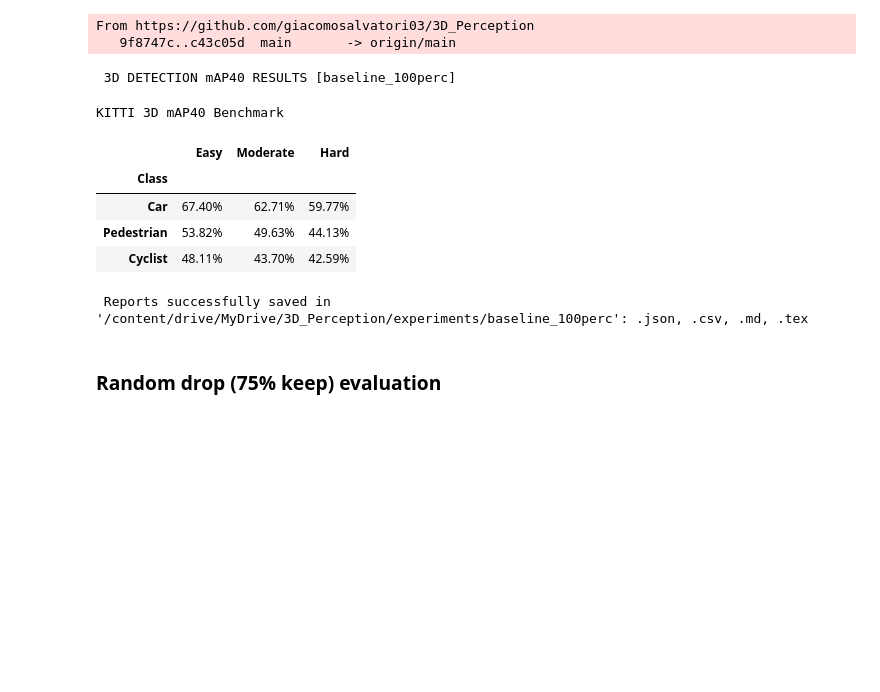
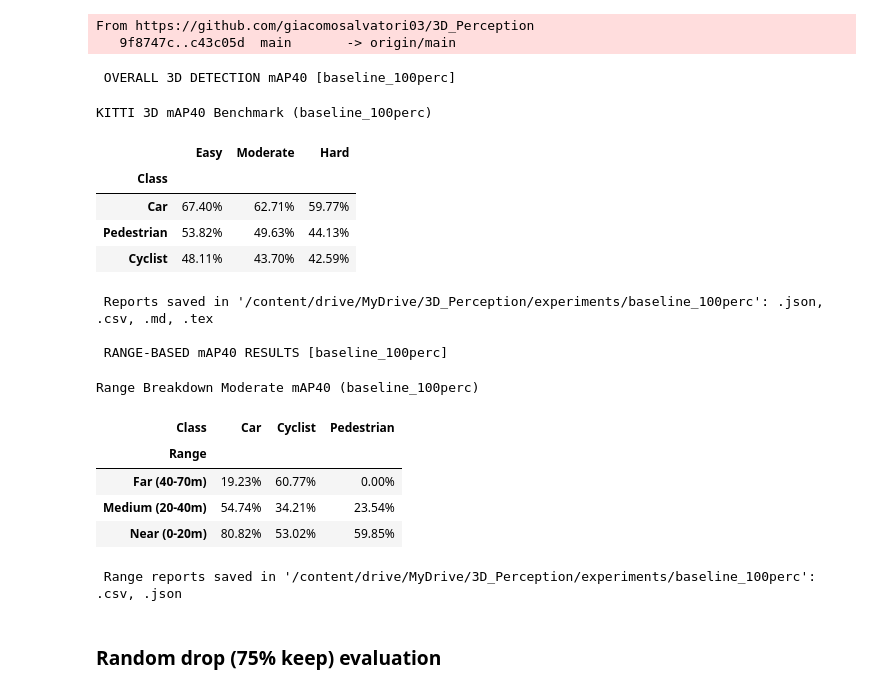
Before and after one commit to giacomosalvatori03/3D_Perception, a Jupyter notebook: notebooks/01_lidar_degradation.ipynb, the cells around one changed output. Drawn from its saved outputs; the diff is of its cells as text; code cells hidden in the pictures; blank space fills up the shorter version.

Commit message:
Added the comparer for the experiments

```diff
--- a/notebooks/01_lidar_degradation.ipynb
+++ b/notebooks/01_lidar_degradation.ipynb
@@ -107,25 +111,42 @@ From https://github.com/giacomosalvatori03/3D_Perception
    9f8747c..c43c05d  main       -> origin/main
 # %%
 import sys
+import importlib
 
 sys.path.insert(0, "/content/3D_Perception")
+from scripts.lidar_evaluator import KittiEvaluator
+
+importlib.reload(scripts.lidar_evaluator)
 from scripts.lidar_evaluator import KittiEvaluator
 
 evaluator = KittiEvaluator()
 exp_path = (
     "/content/drive/MyDrive/3D_Perception/experiments/baseline_100perc"
 )
 
-results = evaluator.evaluate(exp_path)
+# 1. Standard Evaluation (Overall mAP40)
+df_global = evaluator.evaluate(exp_path)
+
+# 2. Range Based Evaluation (Near, Medium, Far)
+df_range = evaluator.evaluate_ranges(exp_path)
 # %% [output]
- 3D DETECTION mAP40 RESULTS [baseline_100perc]
+ OVERALL 3D DETECTION mAP40 [baseline_100perc]
-KITTI 3D mAP40 Benchmark
+KITTI 3D mAP40 Benchmark (baseline_100perc)
 |  | Easy | Moderate | Hard |
 | Class |  |  |  |
 | Car | 67.40% | 62.71% | 59.77% |
 | Pedestrian | 53.82% | 49.63% | 44.13% |
 | Cyclist | 48.11% | 43.70% | 42.59% |
- Reports successfully saved in '/content/drive/MyDrive/3D_Perception/experiments/baseline_100perc': .json, .csv, .md, .tex
+ Reports saved in '/content/drive/MyDrive/3D_Perception/experiments/baseline_100perc': .json, .csv, .md, .tex
+
+ RANGE-BASED mAP40 RESULTS [baseline_100perc]
+Range Breakdown Moderate mAP40 (baseline_100perc)
+| Class | Car | Cyclist | Pedestrian |
+| Range |  |  |  |
+| Far (40-70m) | 19.23% | 60.77% | 0.00% |
+| Medium (20-40m) | 54.74% | 34.21% | 23.54% |
+| Near (0-20m) | 80.82% | 53.02% | 59.85% |
+ Range reports saved in '/content/drive/MyDrive/3D_Perception/experiments/baseline_100perc': .csv, .json
 # %% [markdown]
 ### Random drop (75% keep) evaluation
 # %%
```
Also changed, not shown: parts of 4 cells of this notebook, 1 other file.
